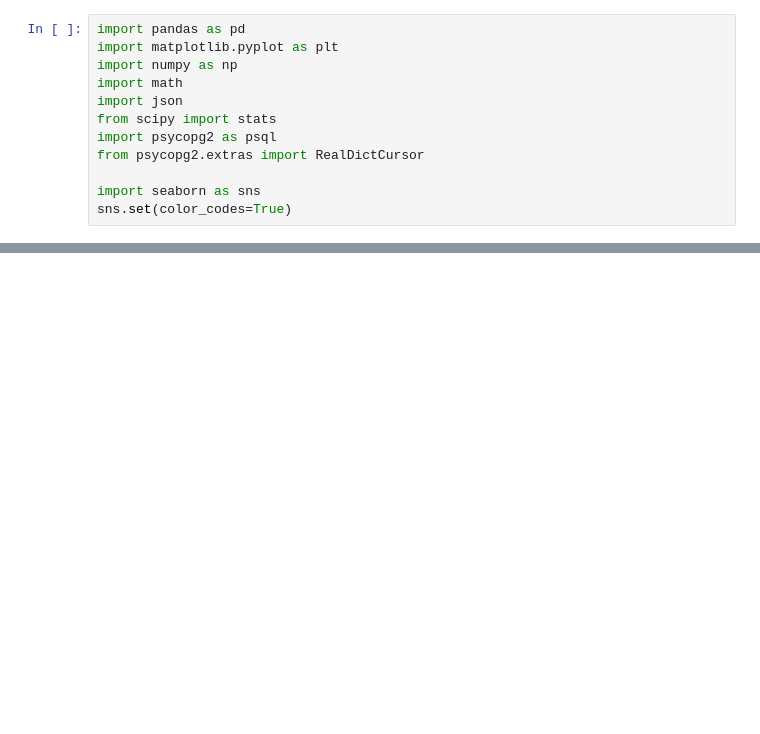
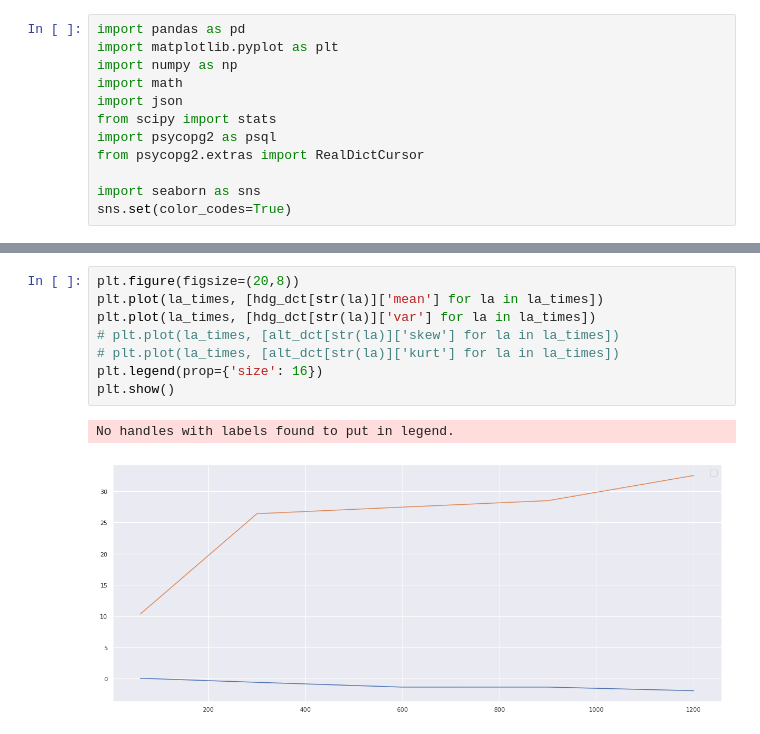
Before and after one commit to vpereboom/trajectory-prediction-toolbox, a Jupyter notebook: notebooks/Flight Stat Analysis.ipynb, the cells around one changed output, grey strips where cells are left out. Saved outputs shown, nothing was run; the diff lists cells and outputs as text; blank space fills up the shorter version.

```diff
--- a/notebooks/Flight Stat Analysis.ipynb
+++ b/notebooks/Flight Stat Analysis.ipynb
@@ -38,0 +115,11 @@ SyntaxError: unexpected EOF while parsing (<ipython-input-1-8b33357a463f>, line
+# %%
+plt.figure(figsize=(20,8))
+plt.plot(la_times, [hdg_dct[str(la)]['mean'] for la in la_times])
+plt.plot(la_times, [hdg_dct[str(la)]['var'] for la in la_times])
+# plt.plot(la_times, [alt_dct[str(la)]['skew'] for la in la_times])
+# plt.plot(la_times, [alt_dct[str(la)]['kurt'] for la in la_times])
+plt.legend(prop={'size': 16})
+plt.show()
+# %% [output]
+No handles with labels found to put in legend.
+[figure, added]
```
Also changed, not shown: parts of 21 cells of this notebook, 24 other files.
